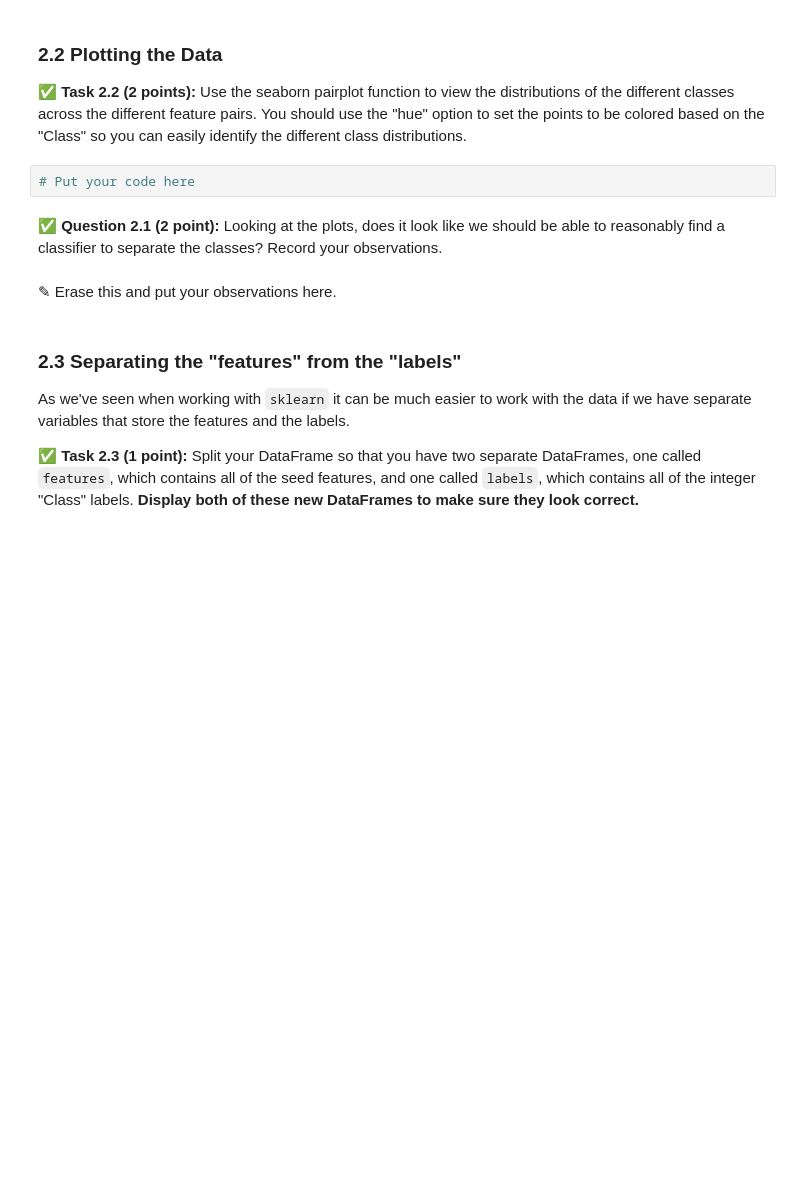
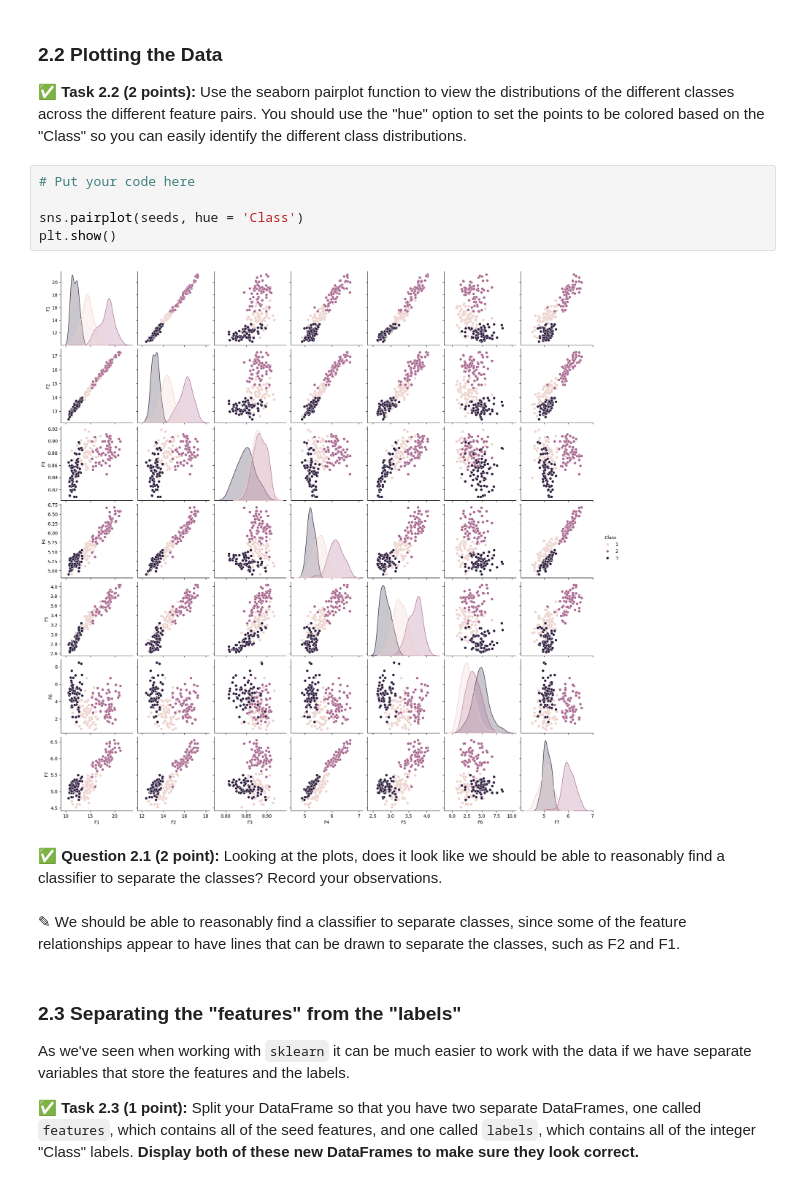
Before and after one commit to alexaljets/CMSE202-f24-turnin, a Jupyter notebook: hw-04/HW-04_PerceptronSVMandPCA-STUDENT.ipynb, the cells around one changed output. Cells and saved outputs as stored; diff of their text form; blank space fills up the shorter version.

```diff
--- a/hw-04/HW-04_PerceptronSVMandPCA-STUDENT.ipynb
+++ b/hw-04/HW-04_PerceptronSVMandPCA-STUDENT.ipynb
@@ -94,10 +110,15 @@ Once you've loaded in the data, **display the DataFrame to make sure it looks re
 **&#9989; Task 2.2 (2 points):** Use the seaborn pairplot function to view the distributions of the different classes across the different feature pairs. You should use the "hue" option to set the points to be colored based on the "Class" so you can easily identify the different class distributions.
 # %%
 # Put your code here
+
+sns.pairplot(seeds, hue = 'Class')
+plt.show()
+# %% [output]
+[figure, added]
 # %% [markdown]
 &#9989; **Question 2.1 (2 point):** Looking at the plots, does it look like we should be able to reasonably find a classifier to separate the classes? Record your observations.
-# %% [markdown]
-<font size=+3>&#9998;</font> Erase this and put your observations here.
+# %% [markdown]
+<font size=+3>&#9998;</font> We should be able to reasonably find a classifier to separate classes, since some of the feature relationships appear to have lines that can be drawn to separate the classes, such as F2 and F1.
 # %% [markdown]
 ### 2.3 Separating the "features" from the "labels"
 
```
Also changed, not shown: parts of 10 cells of this notebook.
